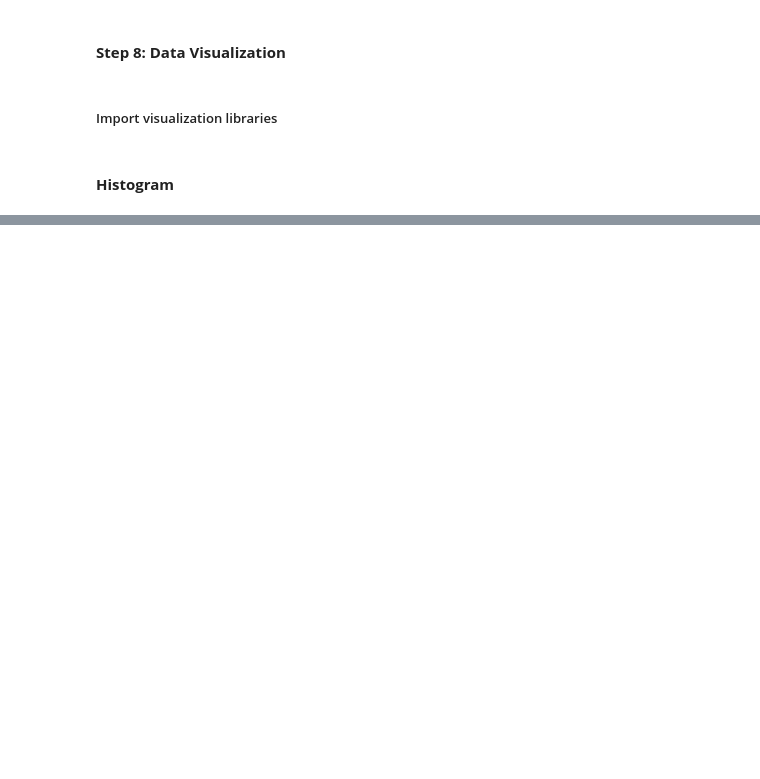
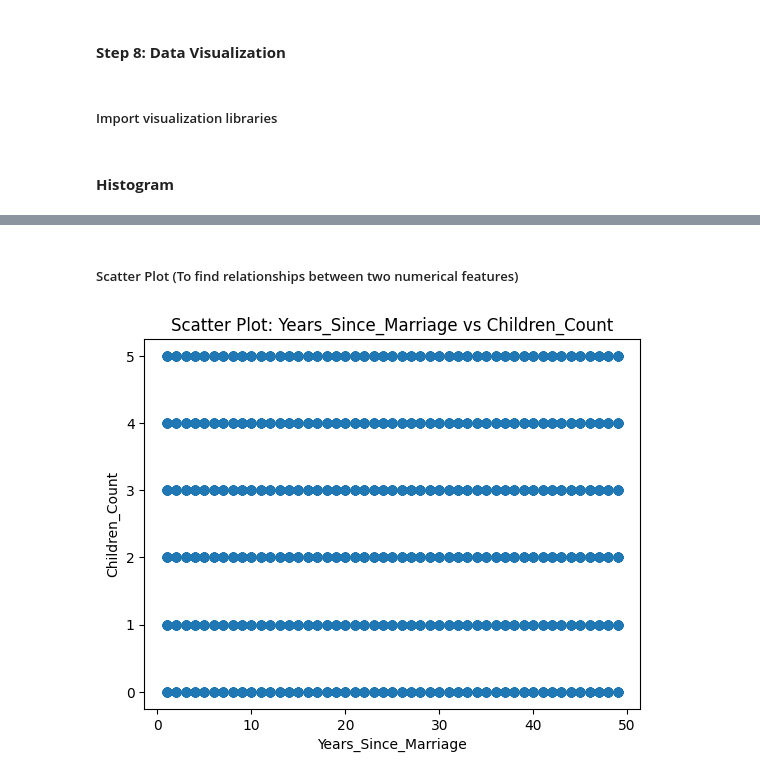
Before and after one commit to 0shanx/0shanx, a Jupyter notebook: DataScience.ipynb, the cells around one changed output, grey strips where cells are left out. Cells and saved outputs as stored; diff of their text form; code cells hidden in the pictures; blank space fills up the shorter version.

```diff
--- a/DataScience.ipynb
+++ b/DataScience.ipynb
@@ -233,0 +260,10 @@ plt.hist(df['Age_at_Marriage'], bins=10)
+# %% [markdown]
+##### Scatter Plot (To find relationships between two numerical features)
+# %%
+plt.scatter(df['Years_Since_Marriage'], df['Children_Count'])
+plt.title('Scatter Plot: Years_Since_Marriage vs Children_Count')
+plt.xlabel('Years_Since_Marriage')
+plt.ylabel('Children_Count')
+plt.show()
+# %% [output]
+[figure, added]
```
Also changed, not shown: parts of 10 cells of this notebook.
